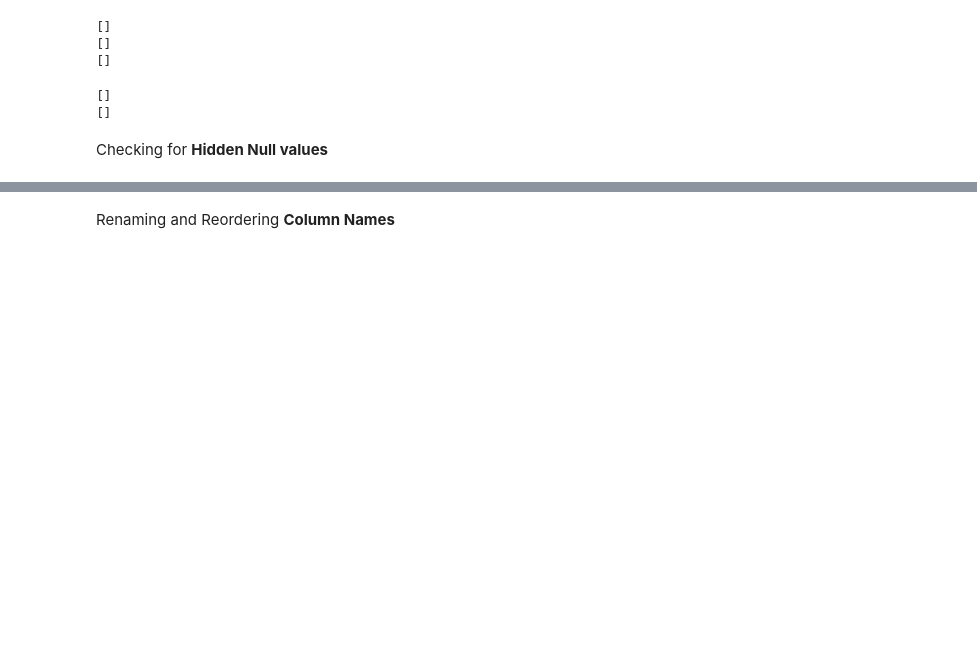
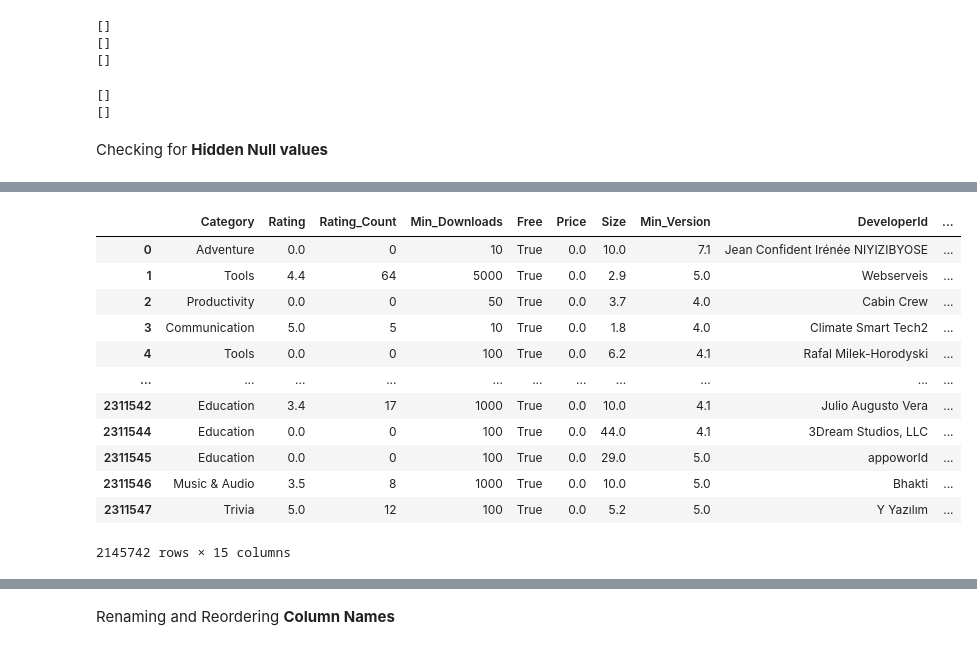
Before and after one commit to Nithish1201/Success_prediction_of_app, a Jupyter notebook: Playstore_cleaning.ipynb, the cells around one changed output, grey strips where cells are left out. Cells and saved outputs as stored; diff of their text form; code cells hidden in the pictures; blank space fills up the shorter version.

```diff
--- a/Playstore_cleaning.ipynb
+++ b/Playstore_cleaning.ipynb
@@ -328,5 +377,10 @@ data
 # %%
-data = data[['Category', 'Free', 'Price',
-       'Size', 'Minimum Android', 'Developer Id', 'Released', 'Last Updated',
-       'Content Rating', 'Ad Supported', 'In App Purchases','Rating', 'Rating Count', 'Rating Sum' , 'Minimum Installs']]
-data
+data.rename(columns = {'Rating Count':'Rating_Count',
+                       'Minimum Installs':'Min_Downloads',
+                       'Minimum Android':'Min_Version',
+                       'Last Updated':'Last_Updated',
+                       'Content Rating':'Content',
+                       'Ad Supported':'Ad_Support',
+                       'In App Purchases':'Inapp_Purchase',
+                       'Rating Sum':'Rating_Sum',
+                       'Developer Id':'DeveloperId'}, inplace = True)
@@ -347,9 +386,0 @@ data
-# %%
-data.rename(columns = {'Rating Count':'Rating_Count',
-                       'Minimum Installs':'Min_Downloads',
-                       'Minimum Android':'Min_Version',
-                       'Last Updated':'Last_Updated',
-                       'Content Rating ':'Content',
-                       'Ad Supported ':'Ad_Support',
-                       'In App Purchases ':'Inapp_Purchase',
-                       'Rating Sum ':'Rating_Sum'}, inplace = True)
@@ -355,0 +416,17 @@ data.rename(columns = {'Rating Count':'Rating_Count',
+# %%
+data.drop(['Released','Last_Updated'],1,inplace=True)
+data
+# %% [output]
+|  | Category | Rating | Rating_Count | Min_Downloads | Free | Price | Size | Min_Version | DeveloperId | ... |
+| 0 | Adventure | 0.0 | 0 | 10 | True | 0.0 | 10.0 | 7.1 | Jean Confident Irénée NIYIZIBYOSE | ... |
+| 1 | Tools | 4.4 | 64 | 5000 | True | 0.0 | 2.9 | 5.0 | Webserveis | ... |
+| 2 | Productivity | 0.0 | 0 | 50 | True | 0.0 | 3.7 | 4.0 | Cabin Crew | ... |
+| 3 | Communication | 5.0 | 5 | 10 | True | 0.0 | 1.8 | 4.0 | Climate Smart Tech2 | ... |
+| 4 | Tools | 0.0 | 0 | 100 | True | 0.0 | 6.2 | 4.1 | Rafal Milek-Horodyski | ... |
+| ... | ... | ... | ... | ... | ... | ... | ... | ... | ... | ... |
+| 2311542 | Education | 3.4 | 17 | 1000 | True | 0.0 | 10.0 | 4.1 | Julio Augusto Vera | ... |
+| 2311544 | Education | 0.0 | 0 | 100 | True | 0.0 | 44.0 | 4.1 | 3Dream Studios, LLC | ... |
+| 2311545 | Education | 0.0 | 0 | 100 | True | 0.0 | 29.0 | 5.0 | appoworld | ... |
+| 2311546 | Music & Audio | 3.5 | 8 | 1000 | True | 0.0 | 10.0 | 5.0 | Bhakti | ... |
+| 2311547 | Trivia | 5.0 | 12 | 100 | True | 0.0 | 5.2 | 5.0 | Y Yazılım | ... |
+2145742 rows × 15 columns
```
Also changed, not shown: parts of 22 cells of this notebook, 4 other files.
